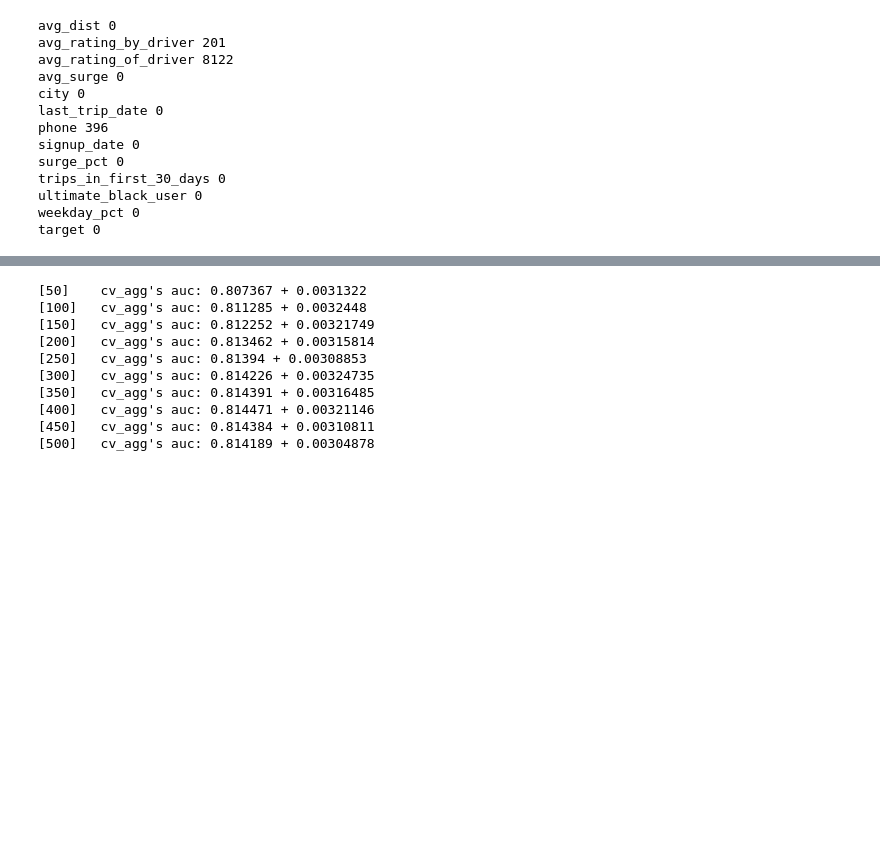
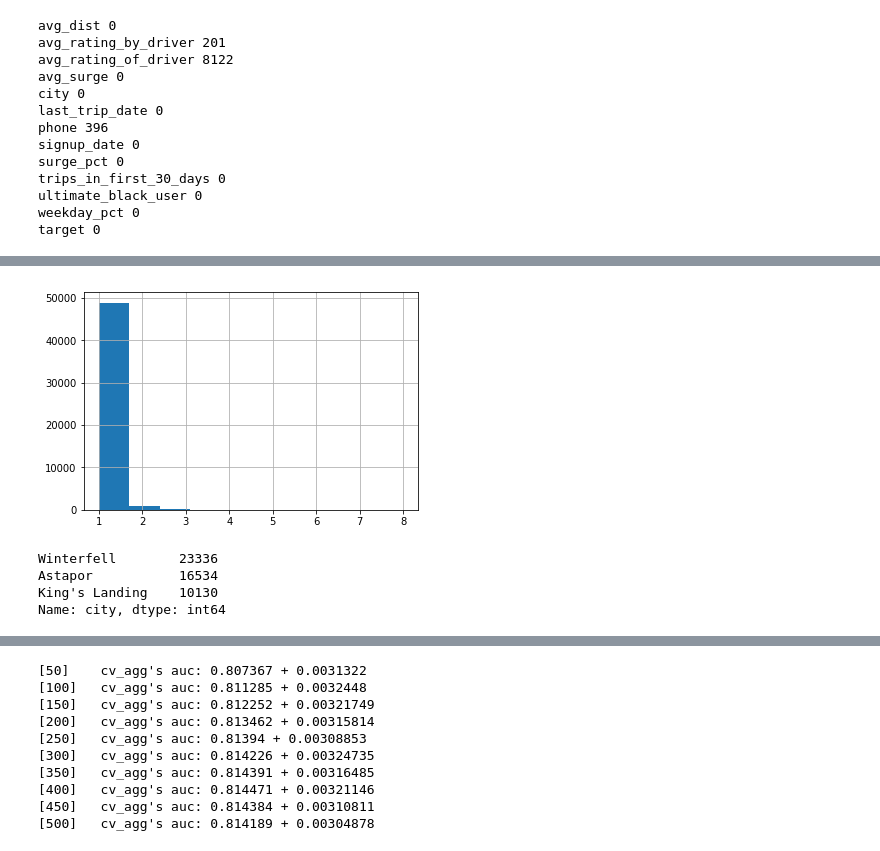
Before and after one commit to andyharless/ultimate_challenge, a Jupyter notebook: predictive.ipynb, the cells around one changed output, grey strips where cells are left out. Drawn from its saved outputs; the diff is of its cells as text; code cells hidden in the pictures; blank space fills up the shorter version.

```diff
--- a/predictive.ipynb
+++ b/predictive.ipynb
@@ -154,0 +171,12 @@ target 0
+# %%
+df.avg_surge.hist()
+plt.show()
+# %% [output]
+[figure, added]
+# %%
+df.city.value_counts()
+# %% [output]
+Winterfell        23336
+Astapor           16534
+King's Landing    10130
+Name: city, dtype: int64
```
Also changed, not shown: parts of 26 cells of this notebook, 1 other file.
